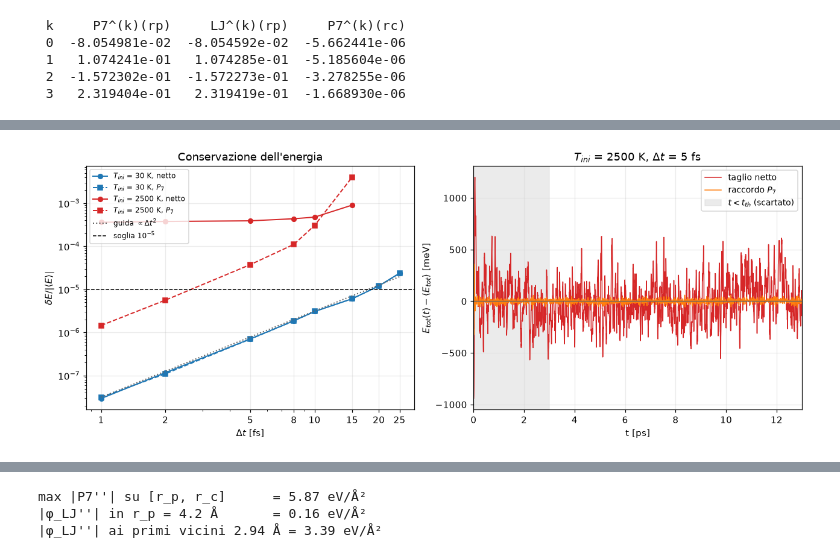
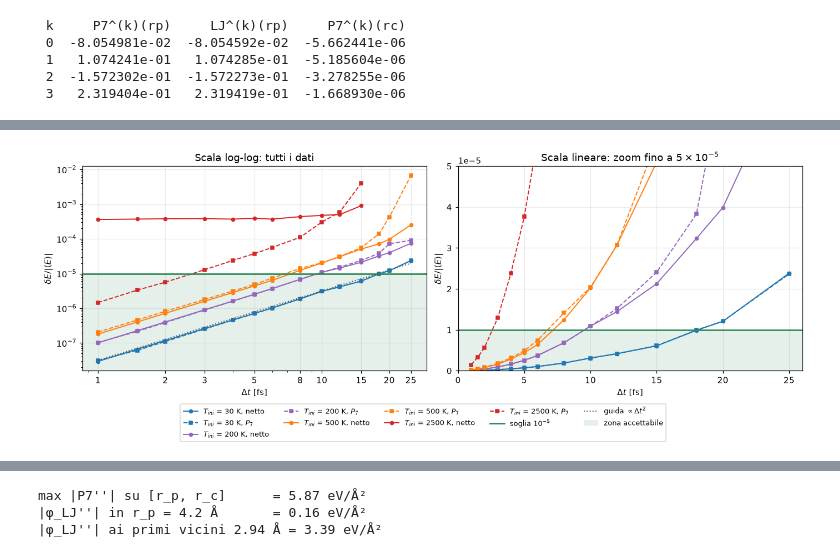
Before and after one commit to francescobellina/computational-course, a Jupyter notebook: notebooks/05_molecular_dynamics/esercizi_cms6.ipynb, the cells around one changed output, grey strips where cells are left out. Cells and saved outputs as stored; diff of their text form; code cells hidden in the pictures.

```diff
--- a/notebooks/05_molecular_dynamics/esercizi_cms6.ipynb
+++ b/notebooks/05_molecular_dynamics/esercizi_cms6.ipynb
@@ -741,13 +742,14 @@ resta un solido. La prima cella del notebook (import e costanti) deve essere
 già stata eseguita.
 # %%
 # === parametri: cambia qui e riesegui le celle seguenti ===
-T_INI_LISTA = [30.0, 2500.0]  # K, temperature delle velocità iniziali (<T> ≈ T_INI/2)
-DTS_FS = [1.0, 2.0, 5.0, 8.0, 10.0, 15.0, 20.0, 25.0]  # 8 passi temporali [fs], fino a 25 fs
+T_INI_LISTA = [30.0, 200.0, 500.0, 2500.0]  # K, temperature delle velocità iniziali (<T> ≈ T_INI/2)
+DTS_FS = [1.0, 1.5, 2.0, 3.0, 4.0, 5.0, 6.0, 8.0, 10.0, 12.0, 15.0, 18.0, 20.0, 25.0]  # Δt [fs]
 T_TH_PS = 3.0  # ps, transiente di termalizzazione scartato
 T_TOT_PS = 13.0  # ps, durata totale (uguale per tutti i Δt)
 A_AG = 4.16  # Å, passo reticolare dell'Ag
 RP7 = 4.2  # Å, inizio del raccordo P7 (fine: RC = 4.5 Å)
 NCELLS = 4  # 4x4x4 celle = 256 atomi, L = 16.6 Å > 2 r_c
+SOGLIA = 1e-5  # criterio sul passo temporale: δE/|⟨E⟩| ≤ SOGLIA
 # %%
 sys.path.insert(0, str(ROOT / "materials"))
 from poly7 import poly7  # file fornito dal corso
@@ -828,13 +830,16 @@ def energy_forces_p7(pos, box, iu, ju, smooth=True):
     return phi.sum(), force, r
 
 
-def run_p7(pos, box, t_ini, dt_fs, smooth, *, t_tot_ps=None, seed=33282739):
+def run_p7(pos, box, t_ini, dt_fs, smooth, *, t_tot_ps=None, seed=33282739, forze=None):
     """NVE con velocity Verlet a durata fissata; registra E_tot, T e le coppie vicine a r_c.
 
-    La durata di default è T_TOT_PS (letta a ogni chiamata). Se l'integrazione
-    diverge (Δt troppo grande: E_tot non finita o cambiata di oltre il 50%) la
-    simulazione si ferma e restituisce stabile=False, con δE/|⟨E⟩| = NaN.
+    La durata di default è T_TOT_PS (letta a ogni chiamata). `forze` è la funzione
+    che calcola energia e forze (default: energy_forces_p7; serve alle prove con
+    @jit in fondo). Se l'integrazione diverge (Δt troppo grande: E_tot non finita
+    o cambiata di oltre il 50%) la simulazione si ferma e restituisce
+    stabile=False, con δE/|⟨E⟩| = NaN.
     """
+    forze = energy_forces_p7 if forze is None else forze
     t_tot_ps = T_TOT_PS if t_tot_ps is None else t_tot_ps
     pos = pos.copy()
     natoms = len(pos)
@@ -842,7 +847,7 @@ def run_p7(pos, box, t_ini, dt_fs, smooth, *, t_tot_ps=None, seed=33282739):
     vel = assign_vel(natoms, MASS, t_ini, seed=seed)
     dt = dt_fs * FS
     nsteps = int(round(t_tot_ps * 1000.0 / dt_fs))
-    epot, force, r = energy_forces_p7(pos, box, iu, ju, smooth)
+    epot, force, r = forze(pos, box, iu, ju, smooth)
     e0 = kinetic_energy(vel, MASS) + epot
     inside_prev = r < RC
     etot, temp = np.full(nsteps, np.nan), np.full(nsteps, np.nan)
@@ -851,7 +856,7 @@ def run_p7(pos, box, t_ini, dt_fs, smooth, *, t_tot_ps=None, seed=33282739):
     with np.errstate(all="ignore"):  # se diverge, overflow e NaN sono attesi
         for step in range(nsteps):
             pos += vel * dt + 0.5 * force / MASS * dt * dt
-            epot, force_new, r = energy_forces_p7(pos, box, iu, ju, smooth)
+            epot, force_new, r = forze(pos, box, iu, ju, smooth)
             vel += 0.5 * (force + force_new) / MASS * dt
             force = force_new
             k = kinetic_energy(vel, MASS)
@@ -1047,42 +1073,58 @@ $\delta E/|\langle E\rangle|\le10^{-5}$.
 # %%
-DT_ZOOM = 5.0  # fs, passo usato nel pannello di destra
-colors = {T_INI_LISTA[0]: "C0", T_INI_LISTA[-1]: "C3"}
+COLORI = dict(zip(T_INI_LISTA, ["C0", "C4", "C1", "C3"]))  # niente verde: è della soglia
+VERDE = "#2e8b57"
 dts = np.array(DTS_FS)
-fig, (ax0, ax1) = plt.subplots(1, 2, figsize=(11.5, 4.4), constrained_layout=True)
 
-# sinistra: δE/|⟨E⟩| vs Δt (linea piena = taglio netto, tratteggiata = P7);
-# i Δt instabili mancano dal grafico
-for t_ini in T_INI_LISTA:
-    for smooth, style in ((False, "o-"), (True, "s--")):
-        de = [res["dE_rel"] for res in results[t_ini, smooth]]
-        ax0.loglog(dts, de, style, color=colors.get(t_ini), ms=5, lw=1.3,
-                   label=f"$T_{{ini}}$ = {t_ini:g} K, " + ("$P_7$" if smooth else "netto"))
+fig, (ax_log, ax_lin) = plt.subplots(1, 2, figsize=(12.5, 4.8), constrained_layout=True)
+for ax in (ax_log, ax_lin):
+    # linea piena = taglio netto, tratteggiata = P7; i Δt instabili (NaN) mancano
+    for t_ini in T_INI_LISTA:
+        for smooth, style in ((False, "o-"), (True, "s--")):
+            de_t = [res["dE_rel"] for res in results[t_ini, smooth]]
+            ax.plot(dts, de_t, style, color=COLORI[t_ini], ms=4, lw=1.3,
+                    label=f"$T_{{ini}}$ = {t_ini:g} K, " + ("$P_7$" if smooth else "netto"))
+    ax.axhline(SOGLIA, color=VERDE, lw=1.8, label=r"soglia $10^{-5}$")
+
+# sinistra, log-log: tutti i dati; una legge di potenza è una retta
 first = results[T_INI_LISTA[0], True][0]["dE_rel"]
-ax0.loglog(dts, first * (dts / dts[0]) ** 2, ":", color="0.4", lw=1.3,
-           label=r"guida $\propto\Delta t^2$")
-ax0.axhline(1e-5, color="k", ls="--", lw=1, label=r"soglia $10^{-5}$")
-ax0.set_xticks(dts)
-ax0.xaxis.set_major_formatter(ScalarFormatter())
-ax0.xaxis.set_minor_formatter(NullFormatter())
-ax0.set(xlabel=r"$\Delta t$ [fs]", ylabel=r"$\delta E/|\langle E\rangle|$",
-        title="Conservazione dell'energia")
-ax0.legend(fontsize=8, loc="upper left")
+ax_log.plot(dts, first * (dts / dts[0]) ** 2, ":", color="0.35", lw=1.3,
+            label=r"guida $\propto\Delta t^2$")
+ax_log.set_xscale("log")
+ax_log.set_yscale("log")
+y_lo, y_hi = ax_log.get_ylim()
+ax_log.axhspan(y_lo, SOGLIA, color=VERDE, alpha=0.12, lw=0, label="zona accettabile")
+ax_log.set_ylim(y_lo, y_hi)
+ax_log.set_xticks([1, 2, 3, 5, 8, 10, 15, 20, 25])
+ax_log.xaxis.set_major_formatter(ScalarFormatter())
+ax_log.xaxis.set_minor_formatter(NullFormatter())
+ax_log.set(xlabel=r"$\Delta t$ [fs]", ylabel=r"$\delta E/|\langle E\rangle|$",
+           title="Scala log-log: tutti i dati")
 
-# destra: E_tot(t) alla temperatura più alta, stesso Δt, netto vs P7
+# destra, lineare: zoom attorno alla soglia, per vedere dove ogni curva la attraversa
+ax_lin.axhspan(0, SOGLIA, color=VERDE, alpha=0.12, lw=0)
+ax_lin.set(xlim=(0, dts.max() + 1), ylim=(0, 5 * SOGLIA), xlabel=r"$\Delta t$ [fs]",
+           ylabel=r"$\delta E/|\langle E\rangle|$",
+           title=r"Scala lineare: zoom fino a $5\times10^{-5}$")
+
+handles, labels = ax_log.get_legend_handles_labels()
+fig.legend(handles, labels, loc="outside lower center", ncol=5, fontsize=8.5)
+plt.show()
+
+# E_tot(t) alla temperatura più alta, stesso Δt, taglio netto vs P7
+DT_ZOOM = 5.0  # fs
 t_hot = T_INI_LISTA[-1]
 i_dt = DTS_FS.index(DT_ZOOM)
+fig, ax = plt.subplots(figsize=(8, 3.6), constrained_layout=True)
 for smooth, lab, color in ((False, "taglio netto", "C3"), (True, "raccordo $P_7$", "C1")):
     res = results[t_hot, smooth][i_dt]
     ith = int(round(T_TH_PS * 1000.0 / res["dt_fs"]))
-    ax1.plot(res["time_ps"], (res["etot"] - np.nanmean(res["etot"][ith:])) * 1e3,
-             lw=1, color=color, label=lab)
-ax1.axvspan(0, T_TH_PS, color="0.85", alpha=0.5, label="$t < t_{th}$ (scartato)")
-ax1.axhline(0.0, color="0.4", lw=0.9)
-ax1.set(xlim=(0, T_TOT_PS), xlabel="t [ps]",
-        ylabel=r"$E_{tot}(t)-\langle E_{tot}\rangle$ [meV]",
-        title=f"$T_{{ini}}$ = {t_hot:g} K, $\\Delta t$ = {DT_ZOOM:g} fs")
-ax1.legend(fontsize=9, loc="upper right")
-
+    ax.plot(res["time_ps"], (res["etot"] - np.nanmean(res["etot"][ith:])) * 1e3,
+            lw=1, color=color, label=lab)
+ax.axvspan(0, T_TH_PS, color="0.85", alpha=0.5, label="$t < t_{th}$ (scartato)")
+ax.axhline(0.0, color="0.4", lw=0.9)
+ax.set(xlim=(0, T_TOT_PS), xlabel="t [ps]", ylabel=r"$E_{tot}(t)-\langle E_{tot}\rangle$ [meV]",
+       title=f"Energia totale nel tempo: $T_{{ini}}$ = {t_hot:g} K, $\\Delta t$ = {DT_ZOOM:g} fs")
+ax.legend(fontsize=9, loc="upper right")
 plt.show()
 # %% [output]
-[figure, old version]
+[figure, new version]
```
Also changed, not shown: parts of 15 cells of this notebook, 2 other files.
